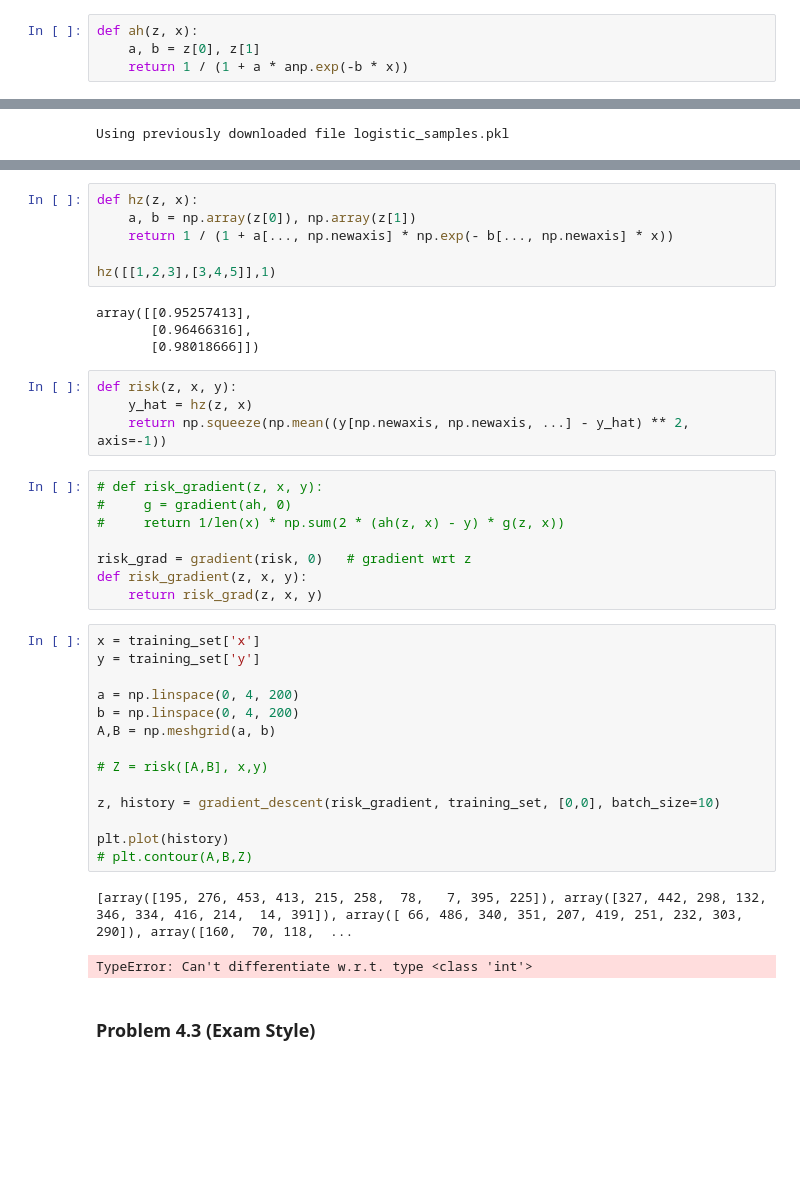
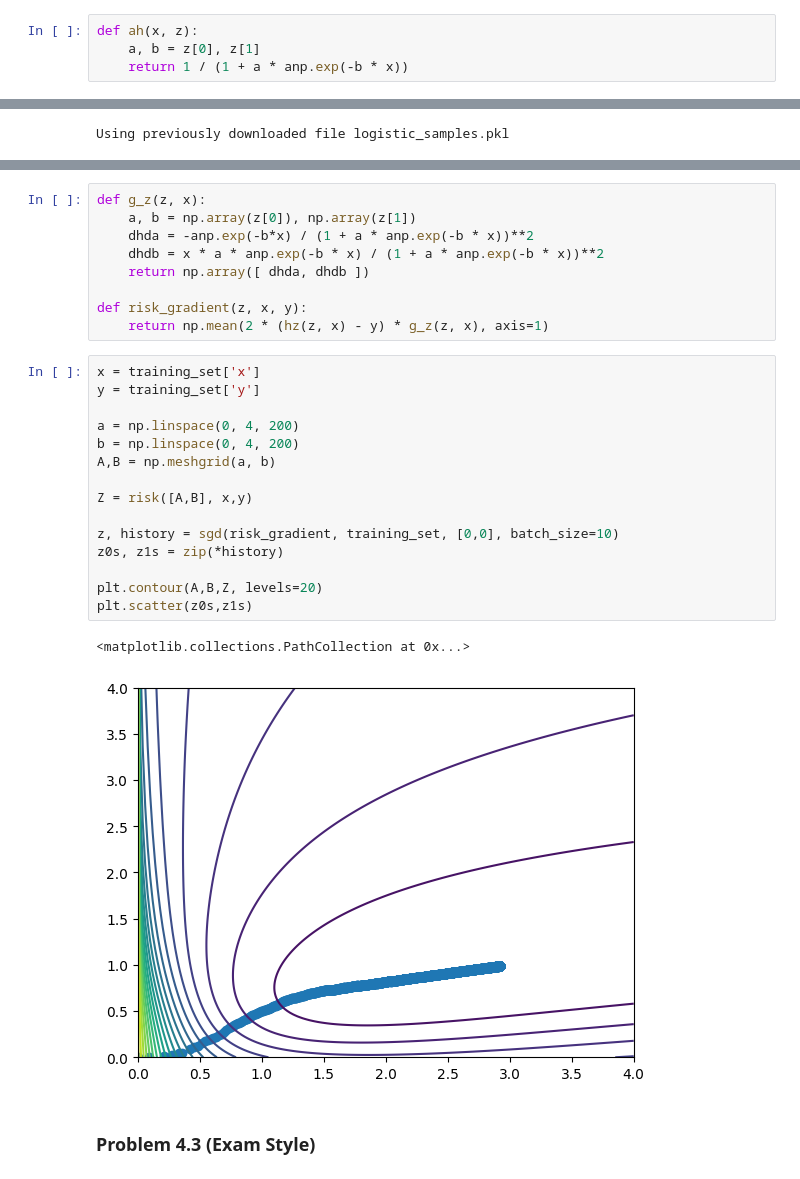
Before and after one commit to glianx/cs371, a Jupyter notebook: hw/hw3/gordon.ipynb, the cells around one changed output, grey strips where cells are left out. Cells and saved outputs as stored; diff of their text form; blank space fills up the shorter version.

```diff
--- a/hw/hw3/gordon.ipynb
+++ b/hw/hw3/gordon.ipynb
@@ -247,7 +235,7 @@ plt.axis('equal')
 # %% [markdown]
 ### Problem 3.2
 # %%
-def ah(z, x):
+def ah(x, z):
     a, b = z[0], z[1]
     return 1 / (1 + a * anp.exp(-b * x))
 # %%
@@ -355,41 +342,29 @@ def gradient_descent(g, t, z0, alpha=0.1, delta=1.e-6, k_max=100000, batch_size=
-# %%
-def hz(z, x):
-    a, b = np.array(z[0]), np.array(z[1])
-    return 1 / (1 + a[..., np.newaxis] * np.exp(- b[..., np.newaxis] * x))
-
-hz([[1,2,3],[3,4,5]],1)
-# %% [output]
-array([[0.95257413],
-       [0.96466316],
-       [0.98018666]])
-# %%
-def risk(z, x, y):
-    y_hat = hz(z, x)
-    return np.squeeze(np.mean((y[np.newaxis, np.newaxis, ...] - y_hat) ** 2, axis=-1))
-# %%
-# def risk_gradient(z, x, y):
-#     g = gradient(ah, 0)
-#     return 1/len(x) * np.sum(2 * (ah(z, x) - y) * g(z, x))
-
-risk_grad = gradient(risk, 0)   # gradient wrt z
-def risk_gradient(z, x, y):
-    return risk_grad(z, x, y)
+# %%
+def g_z(z, x):
+    a, b = np.array(z[0]), np.array(z[1])
+    dhda = -anp.exp(-b*x) / (1 + a * anp.exp(-b * x))**2
+    dhdb = x * a * anp.exp(-b * x) / (1 + a * anp.exp(-b * x))**2
+    return np.array([ dhda, dhdb ])
+
+def risk_gradient(z, x, y):
+    return np.mean(2 * (hz(z, x) - y) * g_z(z, x), axis=1)
 # %%
 x = training_set['x']
 y = training_set['y']
 
 a = np.linspace(0, 4, 200)
 b = np.linspace(0, 4, 200)
 A,B = np.meshgrid(a, b)
 
-# Z = risk([A,B], x,y)
+Z = risk([A,B], x,y)
 
-z, history = gradient_descent(risk_gradient, training_set, [0,0], batch_size=10)
+z, history = sgd(risk_gradient, training_set, [0,0], batch_size=10)
+z0s, z1s = zip(*history)
 
-plt.plot(history)
-# plt.contour(A,B,Z)
+plt.contour(A,B,Z, levels=20)
+plt.scatter(z0s,z1s)
 # %% [output]
-[array([195, 276, 453, 413, 215, 258,  78,   7, 395, 225]), array([327, 442, 298, 132, 346, 334, 416, 214,  14, 391]), array([ 66, 486, 340, 351, 207, 419, 251, 232, 303, 290]), array([160,  70, 118,  ...
+<matplotlib.collections.PathCollection at 0x...>
-TypeError: Can't differentiate w.r.t. type <class 'int'>
+[figure, added]
 # %% [markdown]
 ### Problem 4.3 (Exam Style)
```
Also changed, not shown: parts of 6 cells of this notebook, 2 other files.
